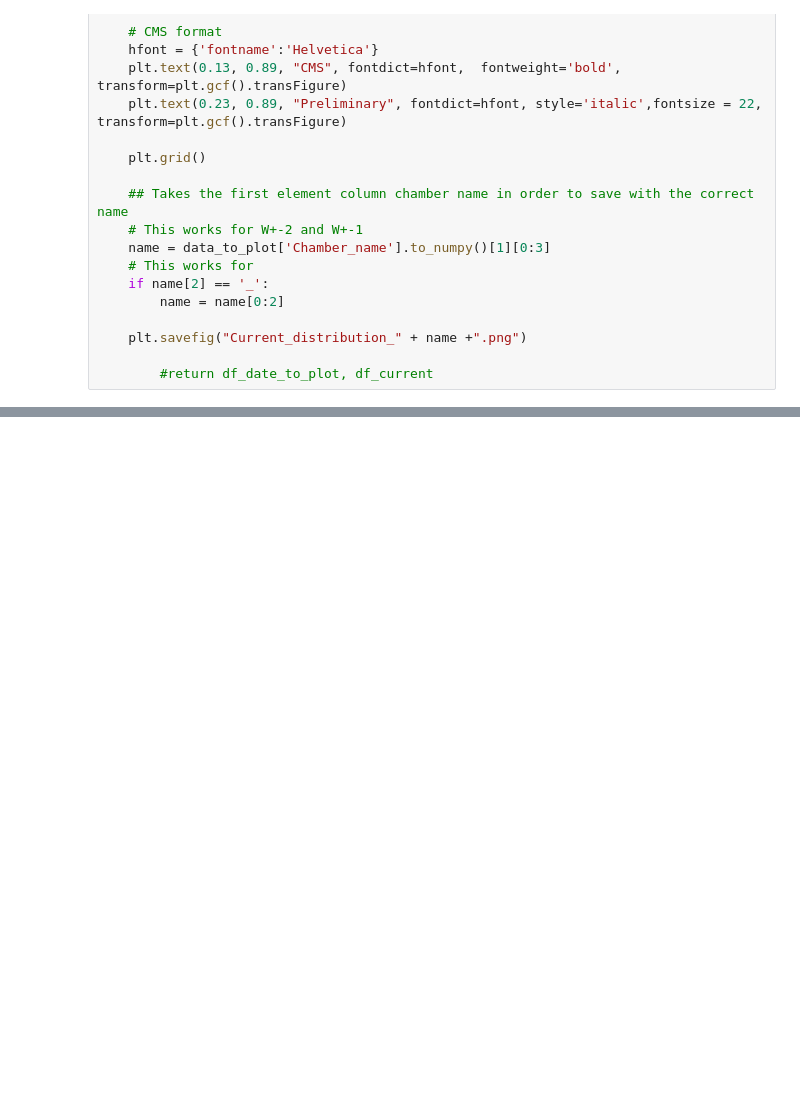
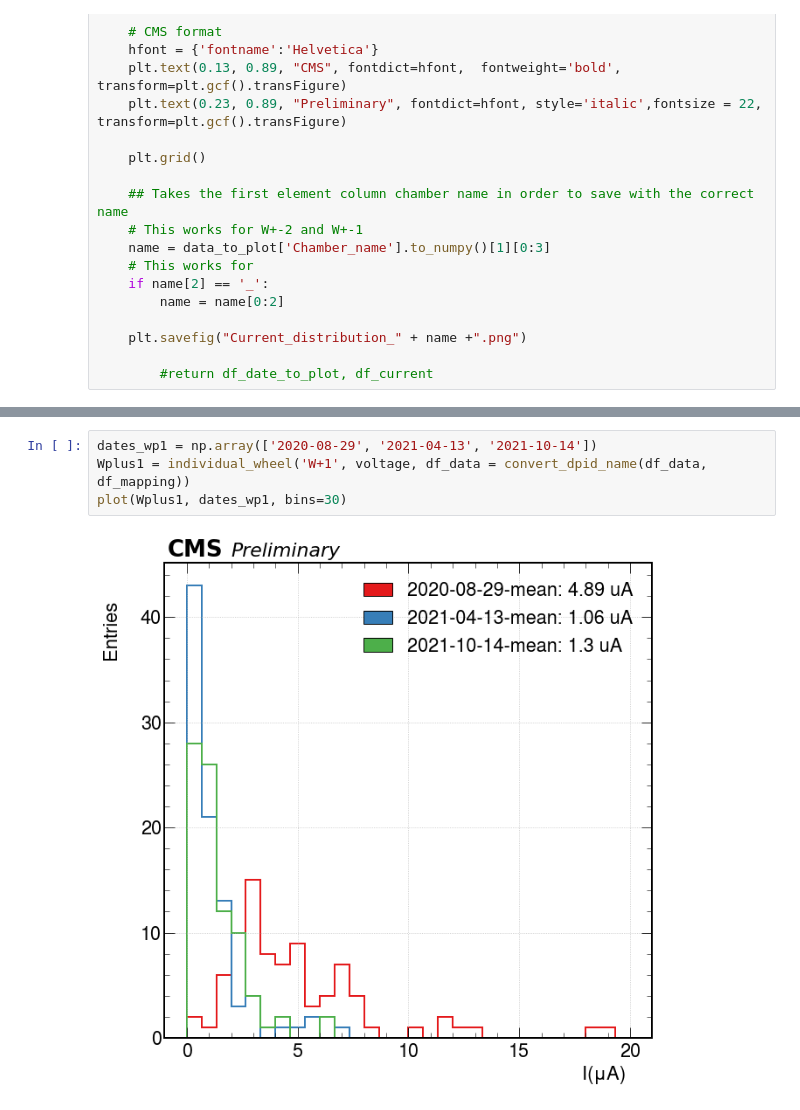
Before and after one commit to Mapse/RPC_Currents, a Jupyter notebook: Plot_current_distributions.ipynb, the cells around one changed output, grey strips where cells are left out. Drawn from its saved outputs; the diff is of its cells as text; blank space fills up the shorter version.

```diff
--- a/Plot_current_distributions.ipynb
+++ b/Plot_current_distributions.ipynb
@@ -176,0 +161,6 @@ plot(REminus, dates, bins=30)
+# %%
+dates_wp1 = np.array(['2020-08-29', '2021-04-13', '2021-10-14'])
+Wplus1 = individual_wheel('W+1', voltage, df_data = convert_dpid_name(df_data, df_mapping))
+plot(Wplus1, dates_wp1, bins=30)
+# %% [output]
+[figure, added]
```
Also changed, not shown: parts of 45 cells of this notebook, 1 other file.
